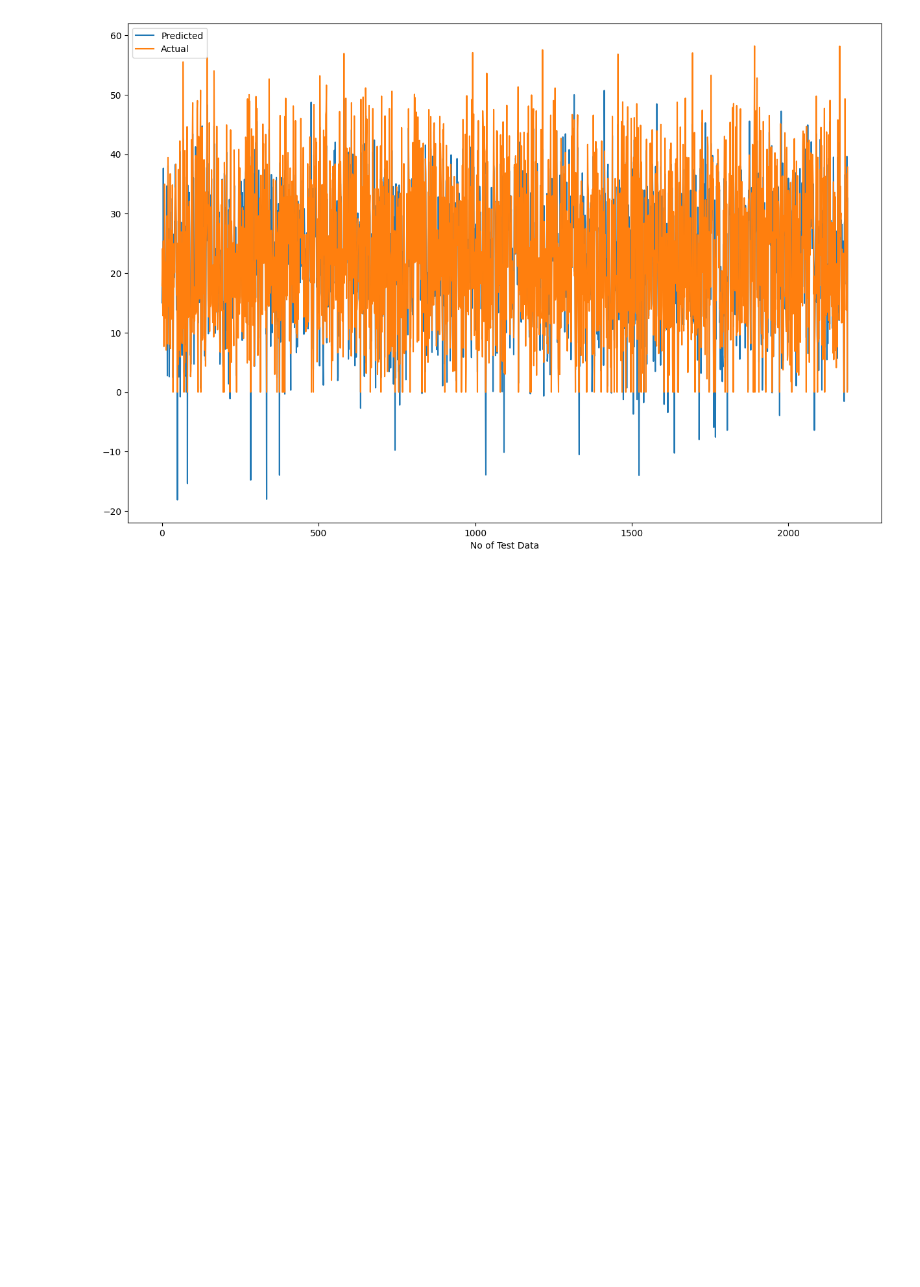
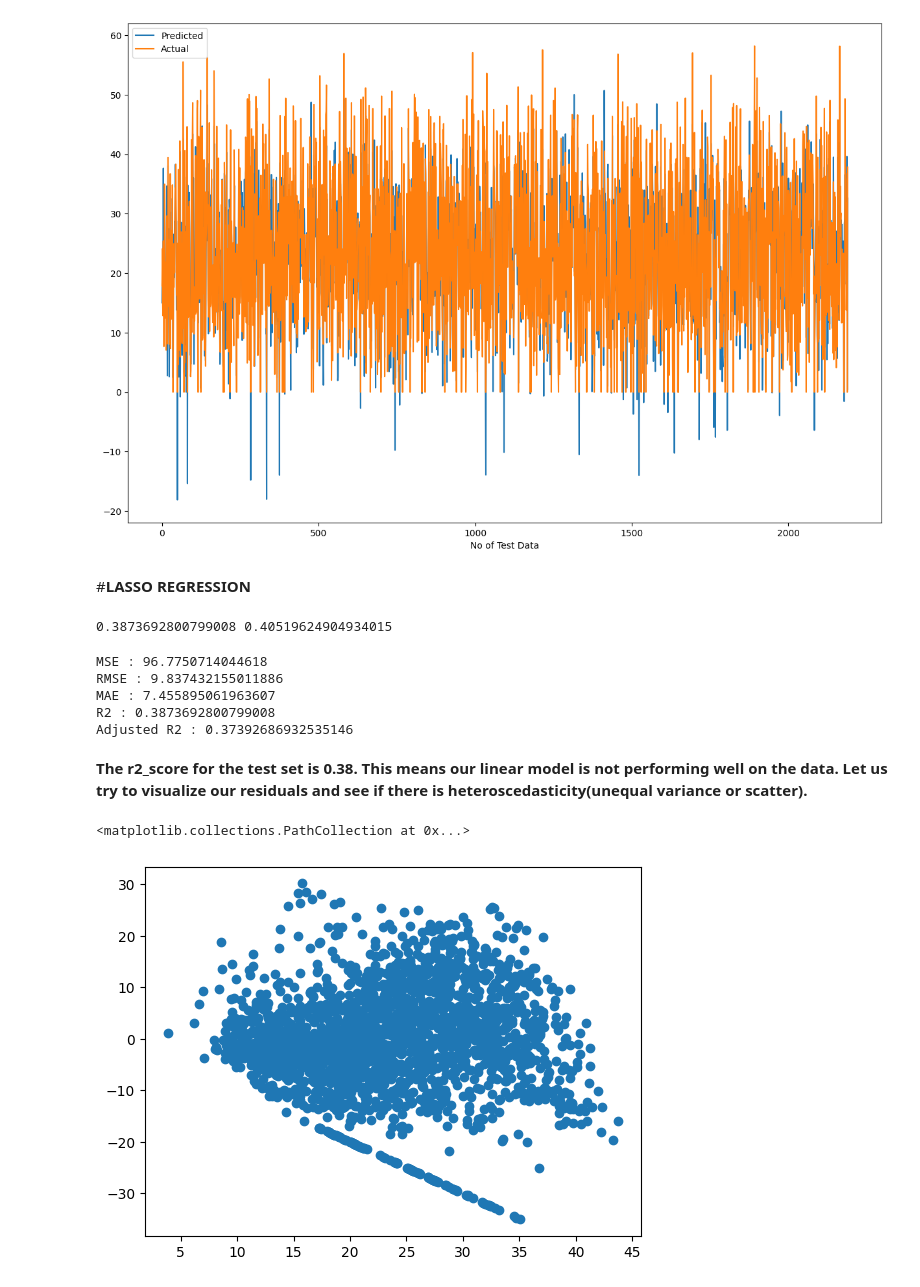
Before and after one commit to Bhoomikadayal/casptone-project---2-Regression, a Jupyter notebook: Bike_Sharing_Demand_Remake.ipynb, the cells around one changed output. Drawn from its saved outputs; the diff is of its cells as text; code cells hidden in the pictures; blank space fills up the shorter version.

```diff
--- a/Bike_Sharing_Demand_Remake.ipynb
+++ b/Bike_Sharing_Demand_Remake.ipynb
@@ -857,3 +868,49 @@ plt.xlabel('No of Test Data')
 plt.show()
 # %% [output]
 [figure]
+# %% [markdown]
+#**LASSO REGRESSION**
+# %%
+# Create an instance of Lasso Regression implementation
+from sklearn.linear_model import Lasso
+lasso = Lasso(alpha=1.0, max_iter=3000)
+# Fit the Lasso model
+lasso.fit(X_train, y_train)
+# Create the model score
+print(lasso.score(X_test, y_test), lasso.score(X_train, y_train))
+# %% [output]
+0.3873692800799008 0.40519624904934015
+# %%
+#get the X_train and X-test value
+y_pred_train_lasso=lasso.predict(X_train)
+y_pred_test_lasso=lasso.predict(X_test)
+# %%
+from sklearn.metrics import mean_squared_error
+#calculate MSE
+MSE_l= mean_squared_error(y_test, y_pred_test_lasso)
+print("MSE :",MSE_l)
+
+#calculate RMSE
+RMSE_l=np.sqrt(MSE_l)
+print("RMSE :",RMSE_l)
+
+
+#calculate MAE
+MAE_l= mean_absolute_error(y_test, y_pred_test_lasso)
+print("MAE :",MAE_l)
+
+
+from sklearn.metrics import r2_score
+#calculate r2 and adjusted r2
+r2_l= r2_score((y_test), (y_pred_test_lasso))
+print("R2 :",r2_l)
+Adjusted_R2_l=(1-(1-r2_score((y_test), (y_pred_test_lasso)))*((X_test.shape[0]-1)/(X_test.shape[0]-X_test.shape[1]-1)) )
+print("Adjusted R2 :",1-(1-r2_score((y_test), (y_pred_test_lasso)))*((X_test.shape[0]-1)/(X_test.shape[0]-X_test.shape[1]-1)) )
+# %% [output]
+MSE : 96.7750714044618
+RMSE : 9.837432155011886
+MAE : 7.455895061963607
+R2 : 0.3873692800799008
+Adjusted R2 : 0.37392686932535146
+# %% [markdown]
+**The r2_score for the test set is 0.38. This means our linear model is  not performing well on the data. Let us try to visualize our residuals and see if there is heteroscedasticity(unequal variance or scatter).**
@@ -859,0 +927,6 @@ plt.show()
+# %%
+### Heteroscadacity
+plt.scatter((y_pred_test_lasso),(y_test-y_pred_test_lasso))
+# %% [output]
+<matplotlib.collections.PathCollection at 0x...>
+[figure, added]
```
Also changed, not shown: parts of 62 cells of this notebook.
